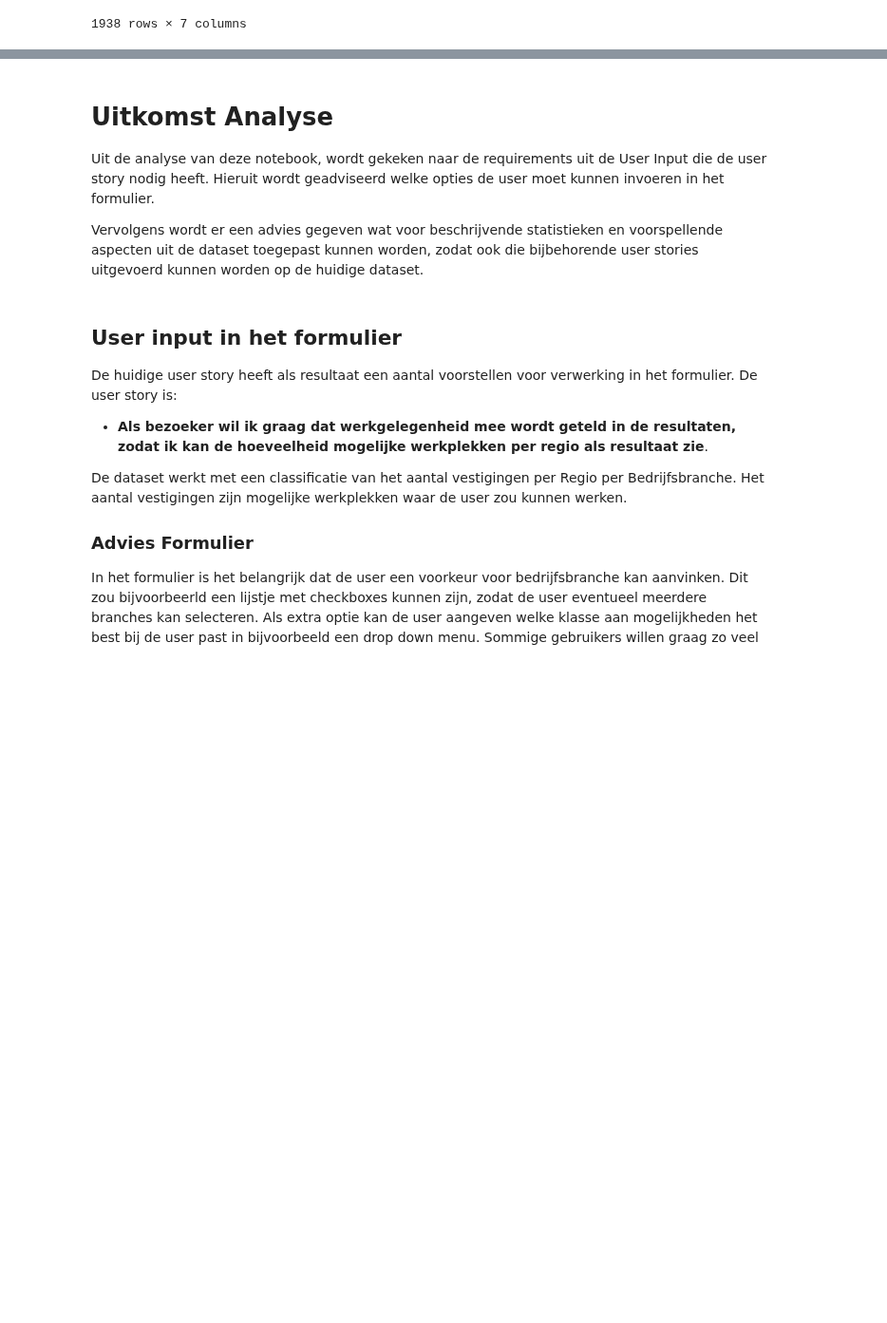
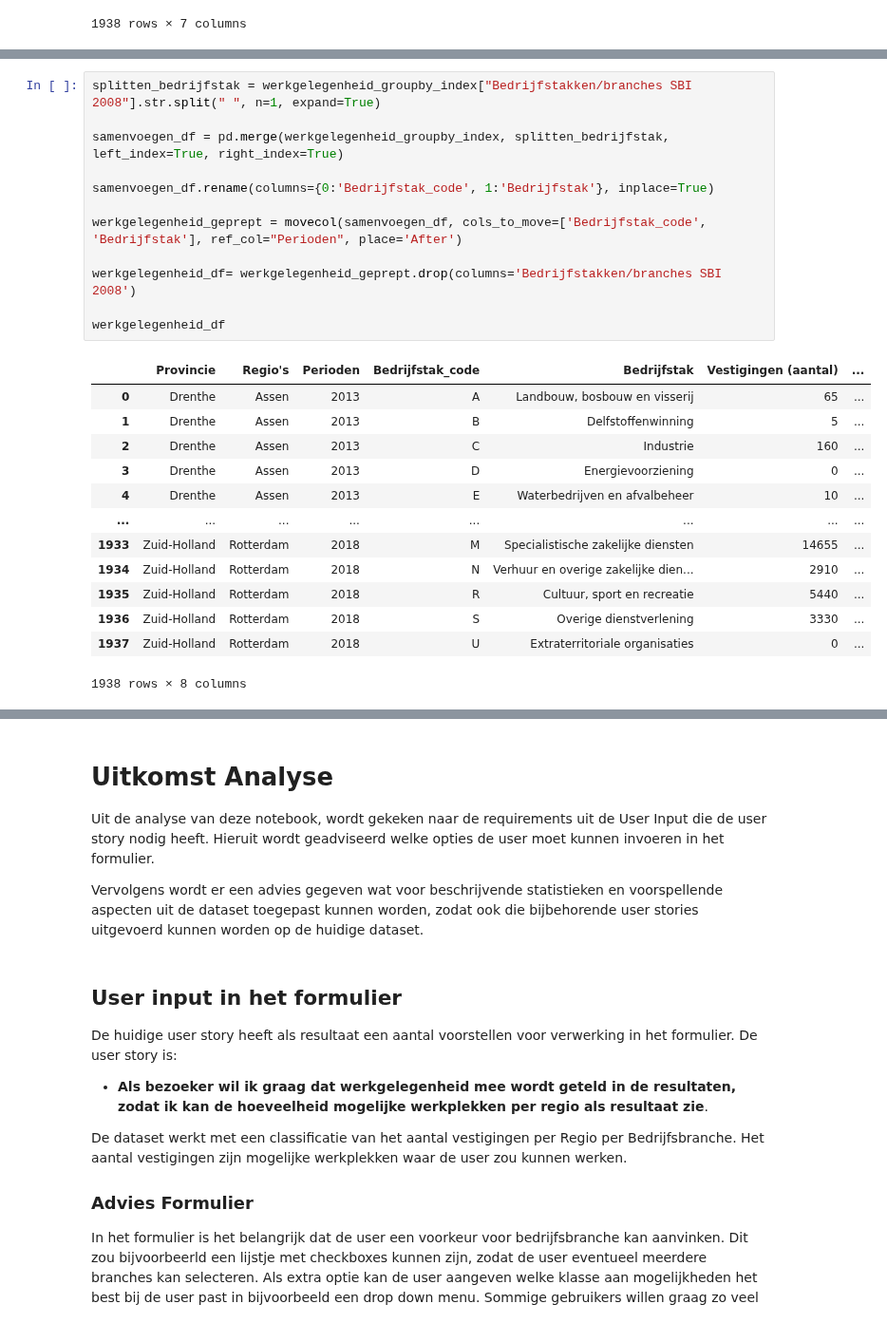
Before and after one commit to BramblePie/FlaskReact, a Jupyter notebook: flask-backend/werkgelegenheid_joey.ipynb, the cells around one changed output, grey strips where cells are left out. Shown at 95% size. Cells and saved outputs as stored; diff of their text form; blank space fills up the shorter version.

```diff
--- a/flask-backend/werkgelegenheid_joey.ipynb
+++ b/flask-backend/werkgelegenheid_joey.ipynb
@@ -425,0 +409,26 @@ resultaat
+# %%
+splitten_bedrijfstak = werkgelegenheid_groupby_index["Bedrijfstakken/branches SBI 2008"].str.split(" ", n=1, expand=True)
+
+samenvoegen_df = pd.merge(werkgelegenheid_groupby_index, splitten_bedrijfstak, left_index=True, right_index=True)
+
+samenvoegen_df.rename(columns={0:'Bedrijfstak_code', 1:'Bedrijfstak'}, inplace=True)
+
+werkgelegenheid_geprept = movecol(samenvoegen_df, cols_to_move=['Bedrijfstak_code', 'Bedrijfstak'], ref_col="Perioden", place='After')
+
+werkgelegenheid_df= werkgelegenheid_geprept.drop(columns='Bedrijfstakken/branches SBI 2008')
+
+werkgelegenheid_df
+# %% [output]
+|  | Provincie | Regio's | Perioden | Bedrijfstak_code | Bedrijfstak | Vestigingen (aantal) | ... |
+| 0 | Drenthe | Assen | 2013 | A | Landbouw, bosbouw en visserij | 65 | ... |
+| 1 | Drenthe | Assen | 2013 | B | Delfstoffenwinning | 5 | ... |
+| 2 | Drenthe | Assen | 2013 | C | Industrie | 160 | ... |
+| 3 | Drenthe | Assen | 2013 | D | Energievoorziening | 0 | ... |
+| 4 | Drenthe | Assen | 2013 | E | Waterbedrijven en afvalbeheer | 10 | ... |
+| ... | ... | ... | ... | ... | ... | ... | ... |
+| 1933 | Zuid-Holland | Rotterdam | 2018 | M | Specialistische zakelijke diensten | 14655 | ... |
+| 1934 | Zuid-Holland | Rotterdam | 2018 | N | Verhuur en overige zakelijke dien... | 2910 | ... |
+| 1935 | Zuid-Holland | Rotterdam | 2018 | R | Cultuur, sport en recreatie | 5440 | ... |
+| 1936 | Zuid-Holland | Rotterdam | 2018 | S | Overige dienstverlening | 3330 | ... |
+| 1937 | Zuid-Holland | Rotterdam | 2018 | U | Extraterritoriale organisaties | 0 | ... |
+1938 rows × 8 columns
```
Also changed, not shown: parts of 2 cells of this notebook, 2 other files.
